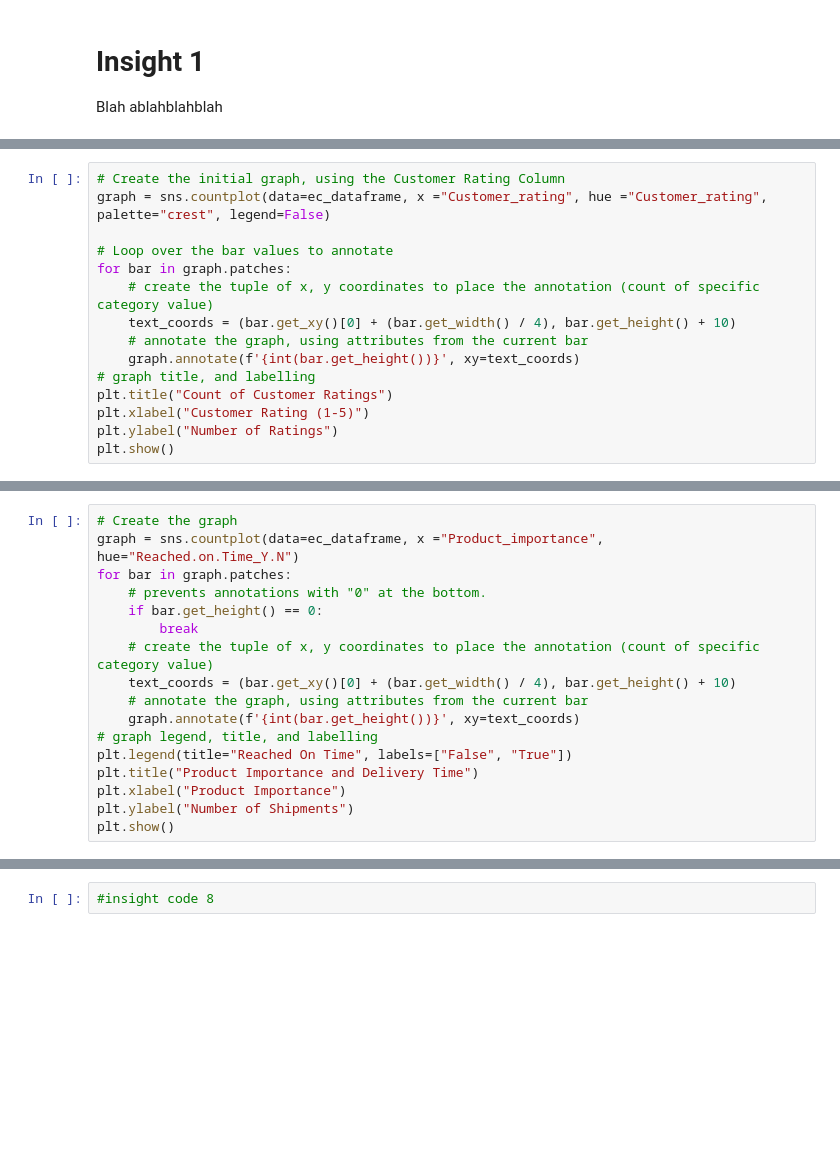
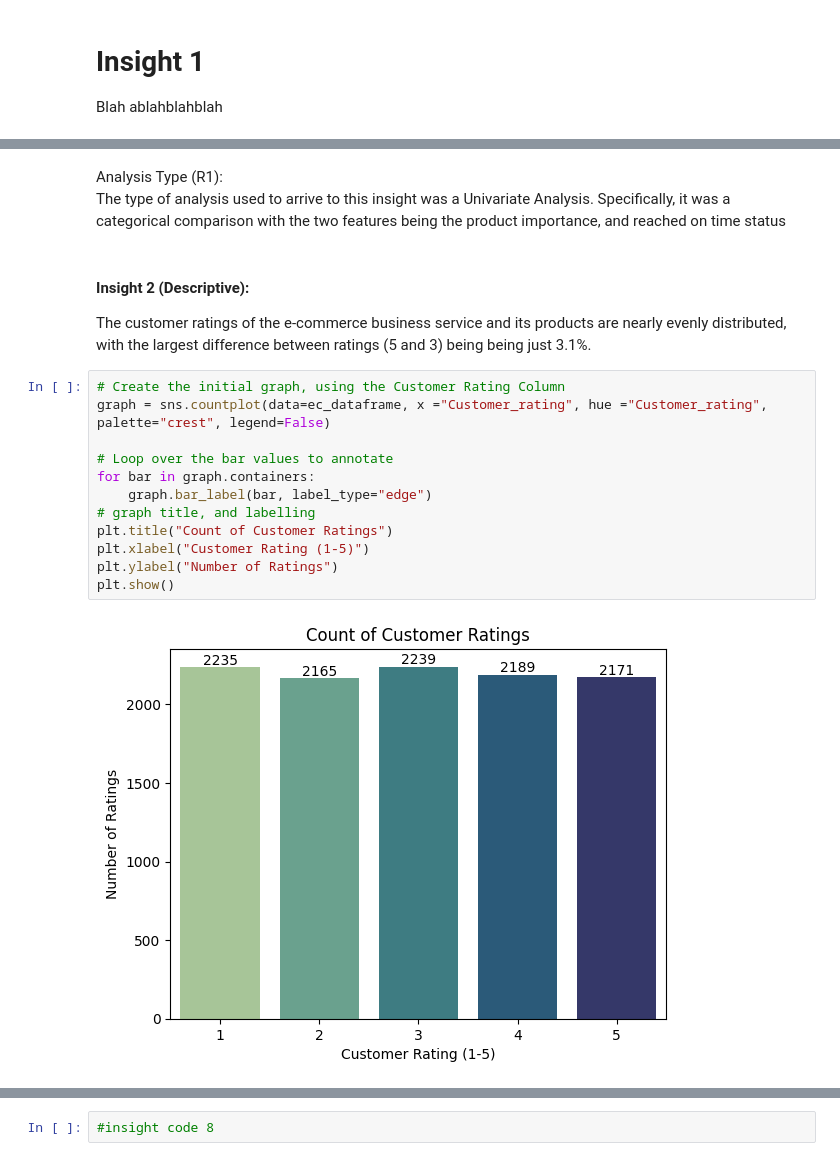
Before and after one commit to CLFrod/Assignment1CSI4142, a Jupyter notebook: Assignment 1 Notebook.ipynb, the cells around one changed output, grey strips where cells are left out. Cells and saved outputs as stored; diff of their text form; blank space fills up the shorter version.

```diff
--- a/Assignment 1 Notebook.ipynb
+++ b/Assignment 1 Notebook.ipynb
@@ -251,15 +275,0 @@ The customer ratings of the e-commerce business service and its products are nea
-# %%
-# Create the initial graph, using the Customer Rating Column
-graph = sns.countplot(data=ec_dataframe, x ="Customer_rating", hue ="Customer_rating", palette="crest", legend=False)
-
-# Loop over the bar values to annotate
-for bar in graph.patches:
-    # create the tuple of x, y coordinates to place the annotation (count of specific category value)
-    text_coords = (bar.get_xy()[0] + (bar.get_width() / 4), bar.get_height() + 10)
-    # annotate the graph, using attributes from the current bar
-    graph.annotate(f'{int(bar.get_height())}', xy=text_coords)
-# graph title, and labelling
-plt.title("Count of Customer Ratings")
-plt.xlabel("Customer Rating (1-5)")
-plt.ylabel("Number of Ratings")
-plt.show()
@@ -269,17 +275,0 @@ The nearly equal late delivery rates for low and medium importance products (40.
-# %%
-# Create the graph
-graph = sns.countplot(data=ec_dataframe, x ="Product_importance", hue="Reached.on.Time_Y.N")
-for bar in graph.patches:
-    # prevents annotations with "0" at the bottom.
-    if bar.get_height() == 0:
-        break
-    # create the tuple of x, y coordinates to place the annotation (count of specific category value)
-    text_coords = (bar.get_xy()[0] + (bar.get_width() / 4), bar.get_height() + 10)
-    # annotate the graph, using attributes from the current bar
-    graph.annotate(f'{int(bar.get_height())}', xy=text_coords)
-# graph legend, title, and labelling
-plt.legend(title="Reached On Time", labels=["False", "True"])
-plt.title("Product Importance and Delivery Time")
-plt.xlabel("Product Importance")
-plt.ylabel("Number of Shipments")
-plt.show()
@@ -303,0 +293,22 @@ Insight 4:
+# %% [markdown]
+Analysis Type (R1):
+<br>
+The type of analysis used to arrive to this insight was a Univariate Analysis. Specifically, it was a categorical comparison with the two features being the product importance, and reached on time status
+# %% [markdown]
+
+<h4>Insight 2 (Descriptive):</h4>
+The customer ratings of the e-commerce business service and its products are nearly evenly distributed, with the largest difference between ratings (5 and 3) being being just 3.1%.
+# %%
+# Create the initial graph, using the Customer Rating Column
+graph = sns.countplot(data=ec_dataframe, x ="Customer_rating", hue ="Customer_rating", palette="crest", legend=False)
+
+# Loop over the bar values to annotate
+for bar in graph.containers:
+    graph.bar_label(bar, label_type="edge")
+# graph title, and labelling
+plt.title("Count of Customer Ratings")
+plt.xlabel("Customer Rating (1-5)")
+plt.ylabel("Number of Ratings")
+plt.show()
+# %% [output]
+[figure, added]
```
Also changed, not shown: parts of 44 cells of this notebook.
